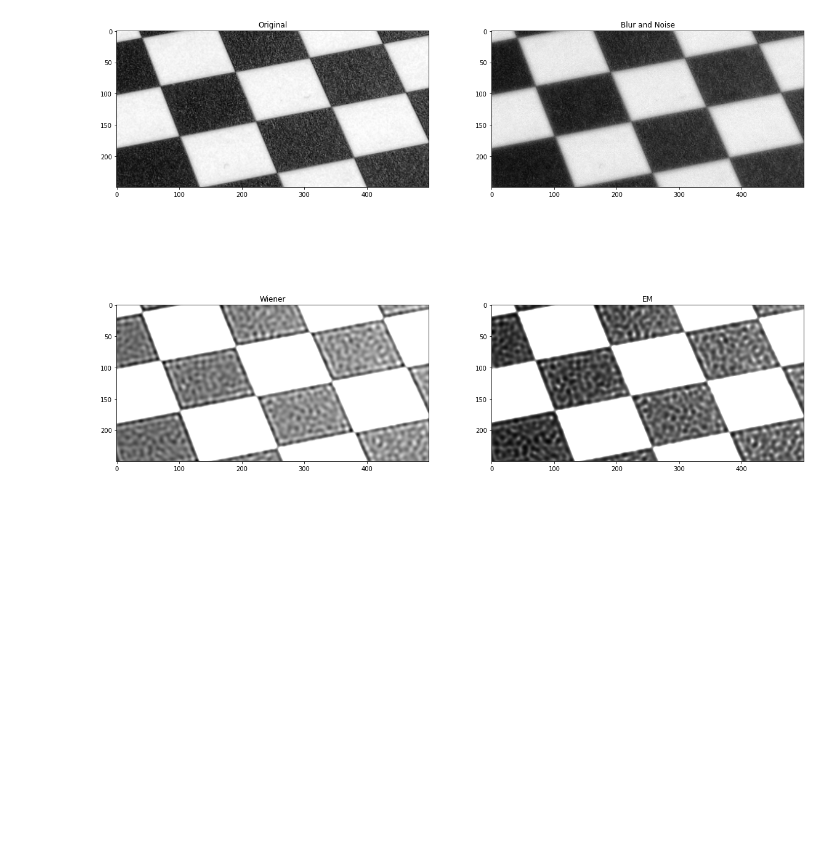
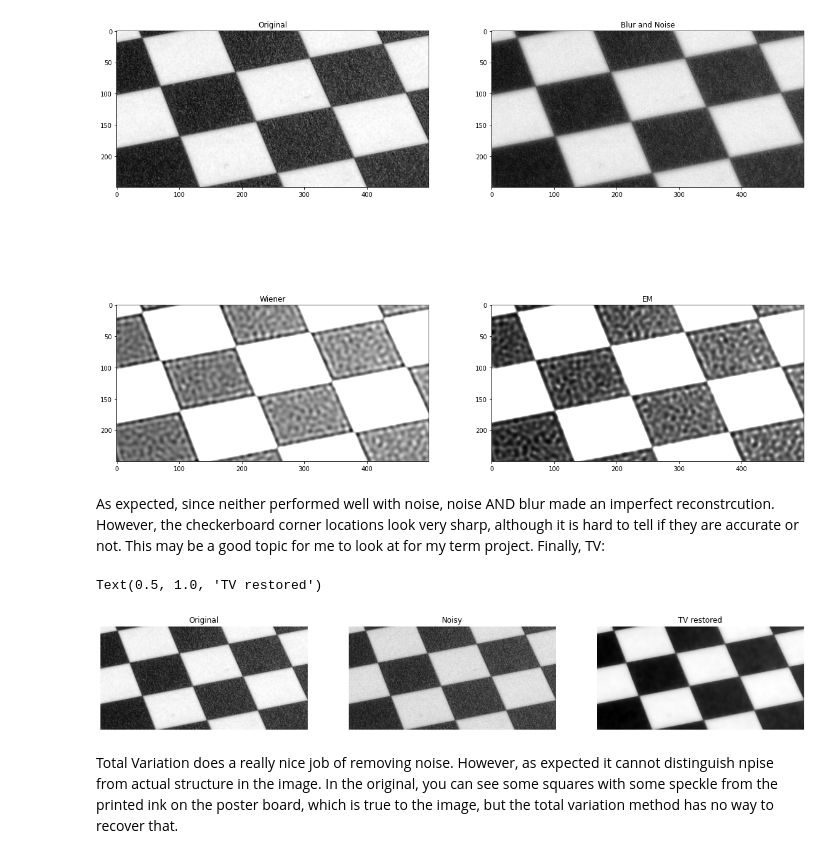
Before and after one commit to jdberkson/OPTI-556-Computational-Imaging, a Jupyter notebook: Homework2_JoelB.ipynb, the cells around one changed output. Saved outputs shown, nothing was run; the diff lists cells and outputs as text; code cells hidden in the pictures; blank space fills up the shorter version.

```diff
--- a/Homework2_JoelB.ipynb
+++ b/Homework2_JoelB.ipynb
@@ -113,3 +118,26 @@ ax[1,1].set_title('EM')
 # %% [output]
 Text(0.5, 1.0, 'EM')
 [figure]
+# %% [markdown]
+As expected, since neither performed well with noise, noise AND blur made an imperfect reconstrcution. However, the checkerboard corner locations look very sharp, although it is hard to tell if they are accurate or not. This may be a good topic for me to look at for my term project. Finally, TV:
+# %%
+denoisedTV = restoration.denoise_tv_chambolle(calibed_noise,weight=0.2)
+fig, ax = plt.subplots(nrows=1, ncols=3, figsize=(20, 10),
+                       sharex=True, sharey=True)
+
+plt.gray()
+
+ax[0].imshow(calib[750:1000,1500:2000])
+ax[0].axis('off')
+ax[0].set_title('Original')
+ax[1].imshow(calibed_noise[750:1000,1500:2000])
+ax[1].axis('off')
+ax[1].set_title('Noisy')
+ax[2].imshow(denoisedTV[750:1000,1500:2000])
+ax[2].axis('off')
+ax[2].set_title('TV restored')
+# %% [output]
+Text(0.5, 1.0, 'TV restored')
+[figure, added]
+# %% [markdown]
+Total Variation does a really nice job of removing noise. However, as expected it cannot distinguish npise from actual structure in the image. In the original, you can see some squares with some speckle from the printed ink on the poster board, which is true to the image, but the total variation method has no way to recover that.
```
Also changed, not shown: parts of 8 cells of this notebook.
